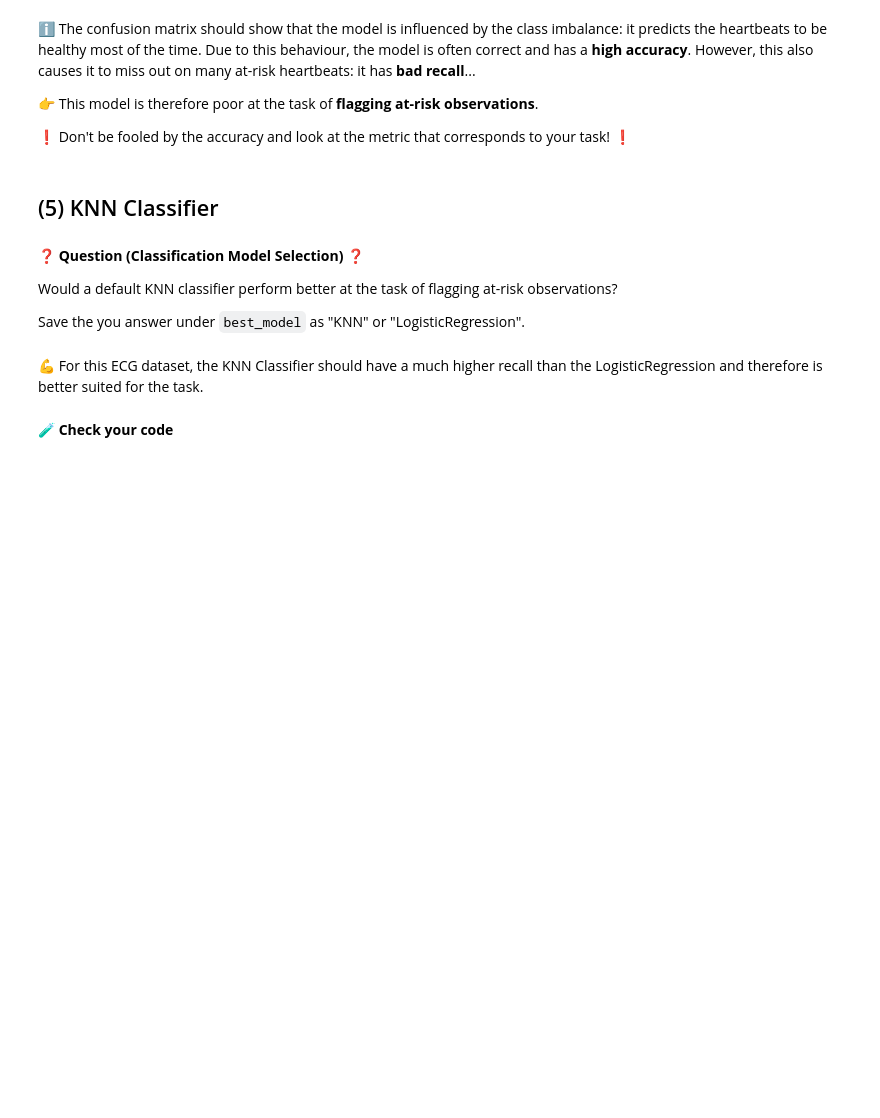
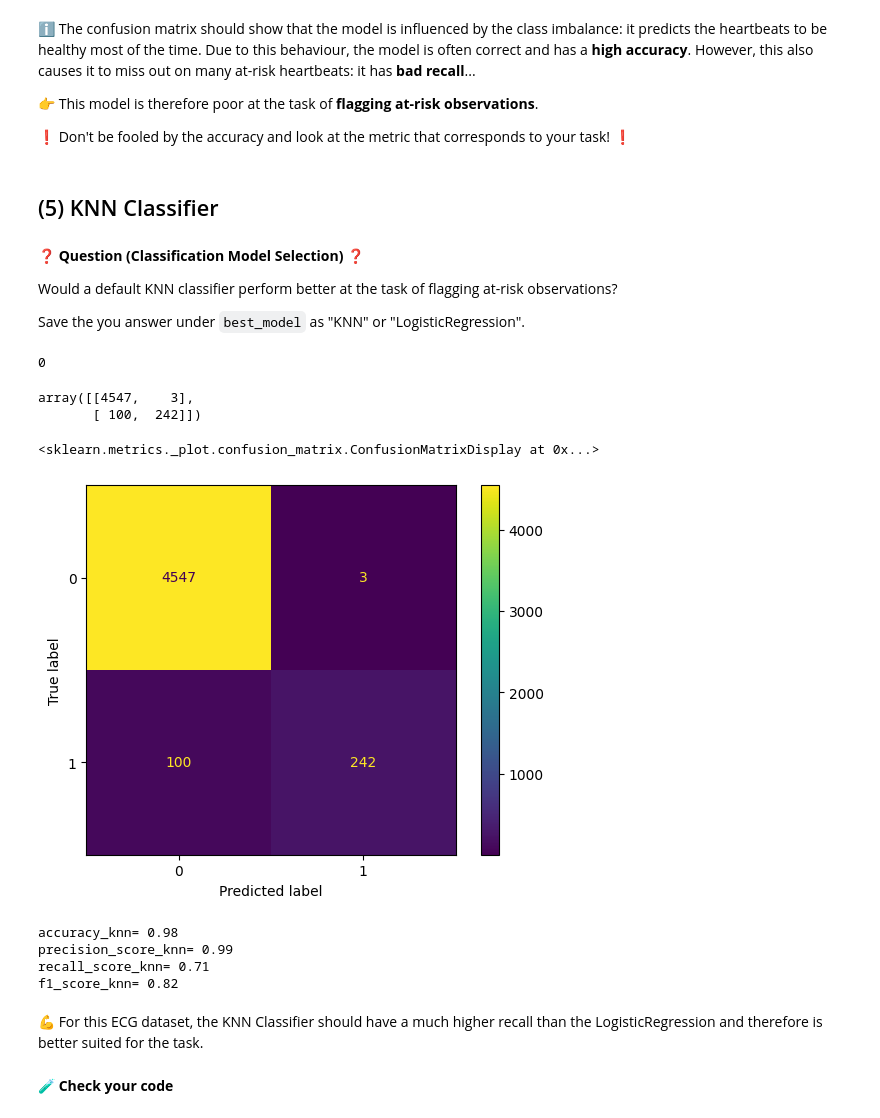
Before and after one commit to ParissaPeimaniyfard/data-electrocardiograms, a Jupyter notebook: Electrocardiograms.ipynb, the cells around one changed output. Cells and saved outputs as stored; diff of their text form; code cells hidden in the pictures; blank space fills up the shorter version.

```diff
--- a/Electrocardiograms.ipynb
+++ b/Electrocardiograms.ipynb
@@ -201,3 +223,35 @@ Save the you answer under `best_model` as "KNN" or "LogisticRegression".
+# %%
+data['target'].isna().sum()
+# %% [output]
+0
+# %%
+model_knn= KNeighborsRegressor()
+model_knn.fit(X_train,y_train)
+y_pred_knn = model_knn.predict(X_test)
+y_pred_knn = y_pred_knn.astype(int)
+confusion_matrix(y_test, y_pred_knn)
+# %% [output]
+array([[4547,    3],
+       [ 100,  242]])
+# %%
+model_knn= KNeighborsRegressor()
+model_knn.fit(X_train,y_train)
+y_pred_knn = model_knn.predict(X_test)
+y_pred_knn = y_pred_knn.astype(int)
+ConfusionMatrixDisplay.from_predictions(y_test, y_pred_knn)
+# %% [output]
+<sklearn.metrics._plot.confusion_matrix.ConfusionMatrixDisplay at 0x...>
+[figure, added]
+# %%
+print('accuracy_knn=', round(accuracy_score(y_test,y_pred_knn),2))
+print('precision_score_knn=', round(precision_score(y_test,y_pred_knn),2))
+print('recall_score_knn=', round(recall_score(y_test,y_pred_knn),2))
+print('f1_score_knn=', round(f1_score(y_test,y_pred_knn),2))
+# %% [output]
+accuracy_knn= 0.98
+precision_score_knn= 0.99
+recall_score_knn= 0.71
+f1_score_knn= 0.82
 # %% [markdown]
 💪 For this ECG dataset, the KNN Classifier should have a much higher recall than the LogisticRegression and therefore is better suited for the task.
 # %% [markdown]
```
Also changed, not shown: parts of 9 cells of this notebook, 1 other file.
